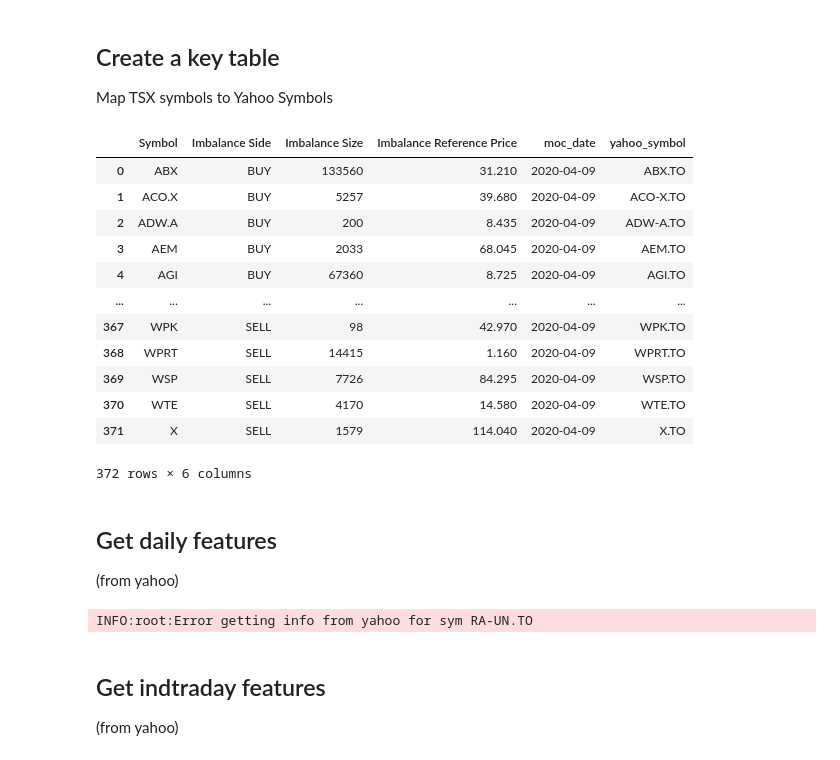
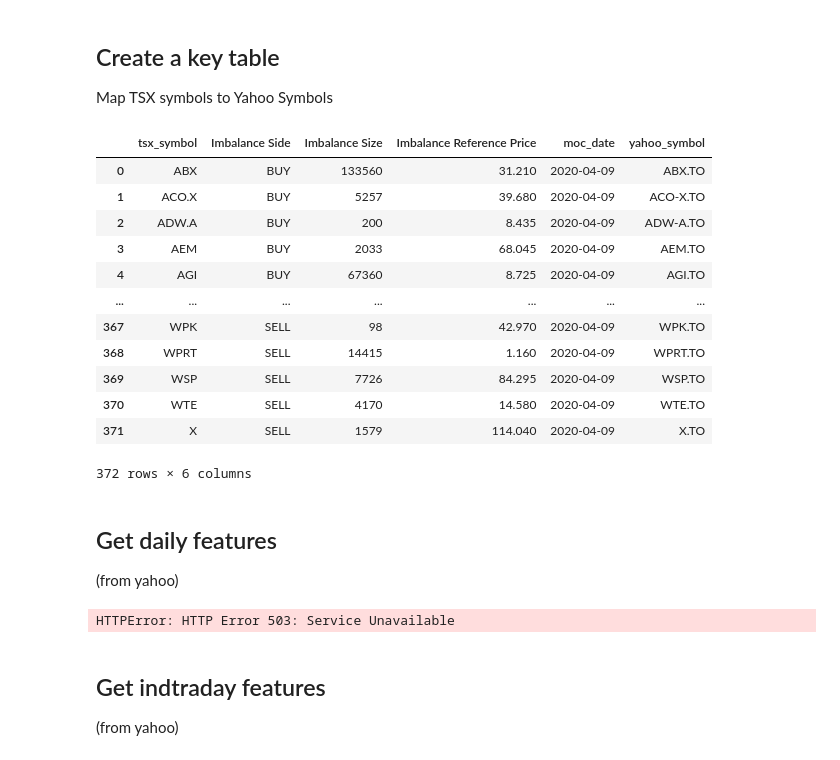
Before and after one commit to gryBox/prefect_guide, a Jupyter notebook: MOC.ipynb, the cells around one changed output. Drawn from its saved outputs; the diff is of its cells as text; code cells hidden in the pictures.

```diff
--- a/MOC.ipynb
+++ b/MOC.ipynb
@@ -57,11 +57,11 @@ tsx_moc_df[tsx_moc_df["Symbol"].isna()==True]
 ## Create a key table
 Map TSX symbols to Yahoo Symbols
 # %%
-yhooMap =  TsxToYhoo()
+yhooMap =  MapTickerSymbols()
 moc_key_df = yhooMap.run(tsx_moc_df)
 moc_key_df
 # %% [output]
-|  | Symbol | Imbalance Side | Imbalance Size | Imbalance Reference Price | moc_date | yahoo_symbol |
+|  | tsx_symbol | Imbalance Side | Imbalance Size | Imbalance Reference Price | moc_date | yahoo_symbol |
 | 0 | ABX | BUY | 133560 | 31.210 | 2020-04-09 | ABX.TO |
 | 1 | ACO.X | BUY | 5257 | 39.680 | 2020-04-09 | ACO-X.TO |
 | 2 | ADW.A | BUY | 200 | 8.435 | 2020-04-09 | ADW-A.TO |
@@ -81,4 +81,4 @@ moc_key_df
 # Get EOD features
 eod_df = etl_moc.get_eod_data.run(moc_key_df)
 # %% [output]
-INFO:root:Error getting info from yahoo for sym RA-UN.TO
+HTTPError: HTTP Error 503: Service Unavailable
```
Also changed, not shown: parts of 6 cells of this notebook, 4 other files.
